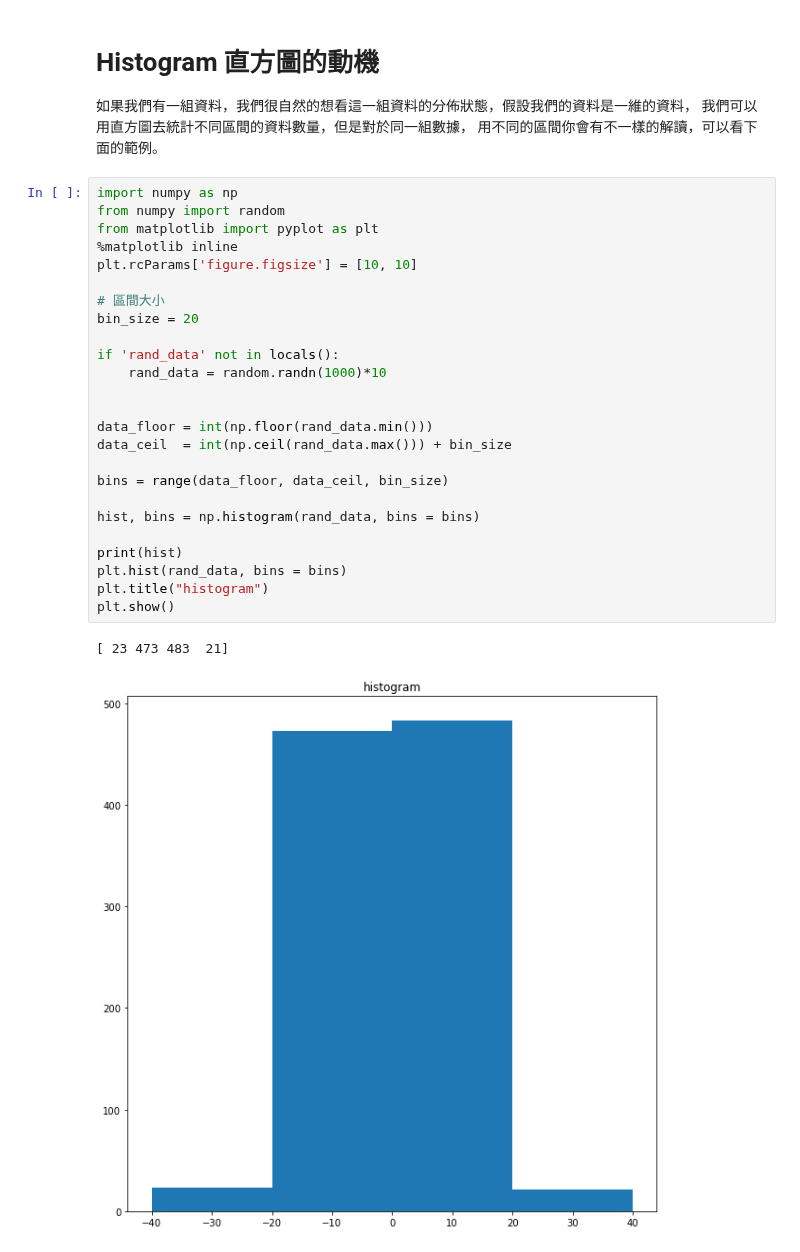
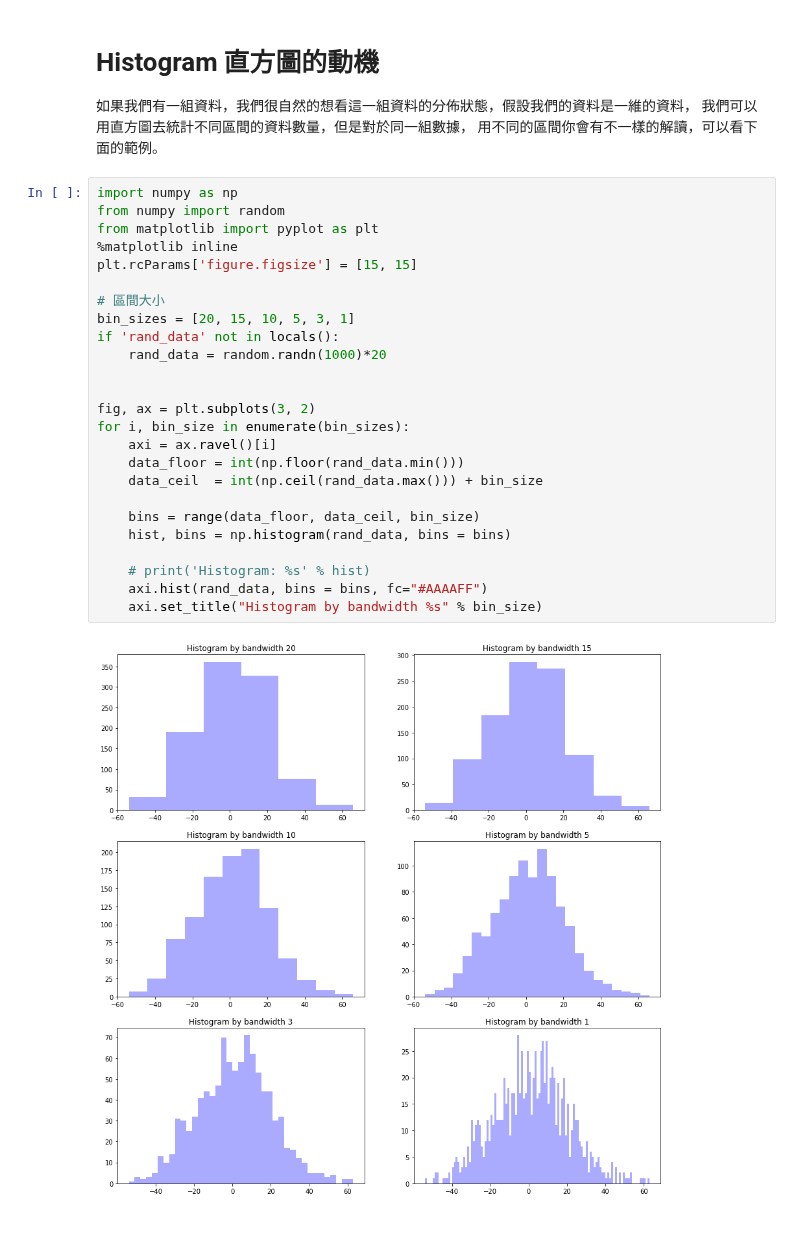
Before and after one commit to tobytoy/OpenResource, a Jupyter notebook: machine-learning(scikit-learn)/jupyter/輸出(output)/Density_Estimation.ipynb, the cells around one changed output. Drawn from its saved outputs; the diff is of its cells as text.

```diff
--- a/machine-learning(scikit-learn)/jupyter/輸出(output)/Density_Estimation.ipynb
+++ b/machine-learning(scikit-learn)/jupyter/輸出(output)/Density_Estimation.ipynb
@@ -7,28 +7,27 @@
 # %%
 import numpy as np
 from numpy import random
 from matplotlib import pyplot as plt
 %matplotlib inline
-plt.rcParams['figure.figsize'] = [10, 10]
+plt.rcParams['figure.figsize'] = [15, 15]
 
 # 區間大小
-bin_size = 20
-
+bin_sizes = [20, 15, 10, 5, 3, 1]
 if 'rand_data' not in locals():
-    rand_data = random.randn(1000)*10
+    rand_data = random.randn(1000)*20
 
 
-data_floor = int(np.floor(rand_data.min()))
-data_ceil  = int(np.ceil(rand_data.max())) + bin_size
+fig, ax = plt.subplots(3, 2)
+for i, bin_size in enumerate(bin_sizes):
+    axi = ax.ravel()[i]
+    data_floor = int(np.floor(rand_data.min()))
+    data_ceil  = int(np.ceil(rand_data.max())) + bin_size
 
-bins = range(data_floor, data_ceil, bin_size)
+    bins = range(data_floor, data_ceil, bin_size)
+    hist, bins = np.histogram(rand_data, bins = bins)
 
-hist, bins = np.histogram(rand_data, bins = bins)
-
-print(hist)
-plt.hist(rand_data, bins = bins)
-plt.title("histogram")
-plt.show()
+    # print('Histogram: %s' % hist)
+    axi.hist(rand_data, bins = bins, fc="#AAAAFF")
+    axi.set_title("Histogram by bandwidth %s" % bin_size)
 # %% [output]
-[ 23 473 483  21]
-[figure, old version]
+[figure, new version]
```
Also changed, not shown: parts of 5 cells of this notebook, 4 other files.
